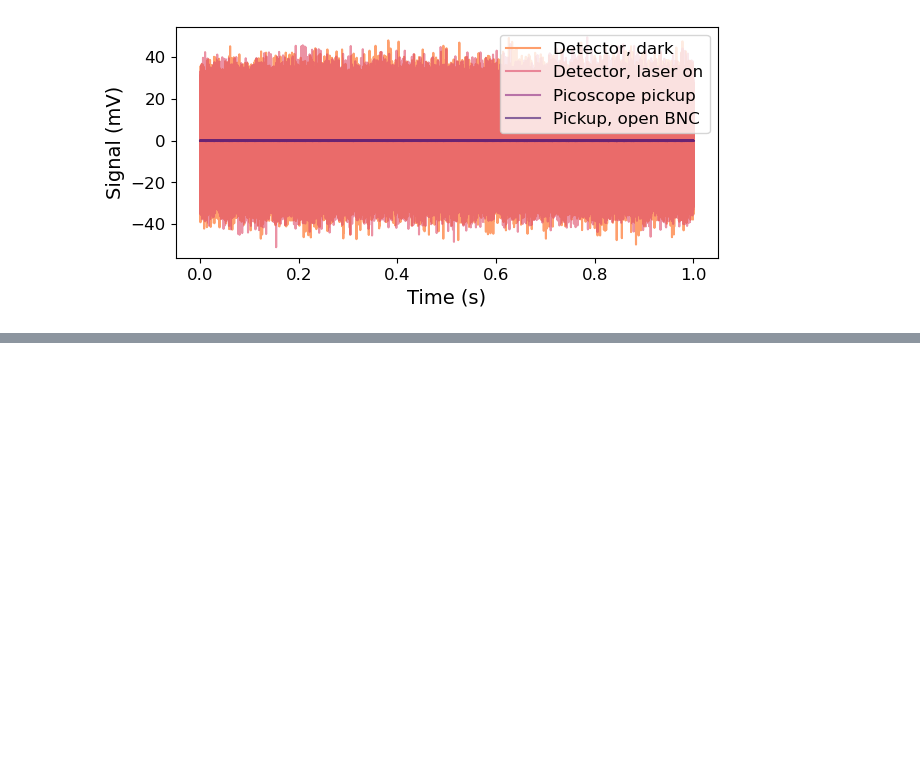
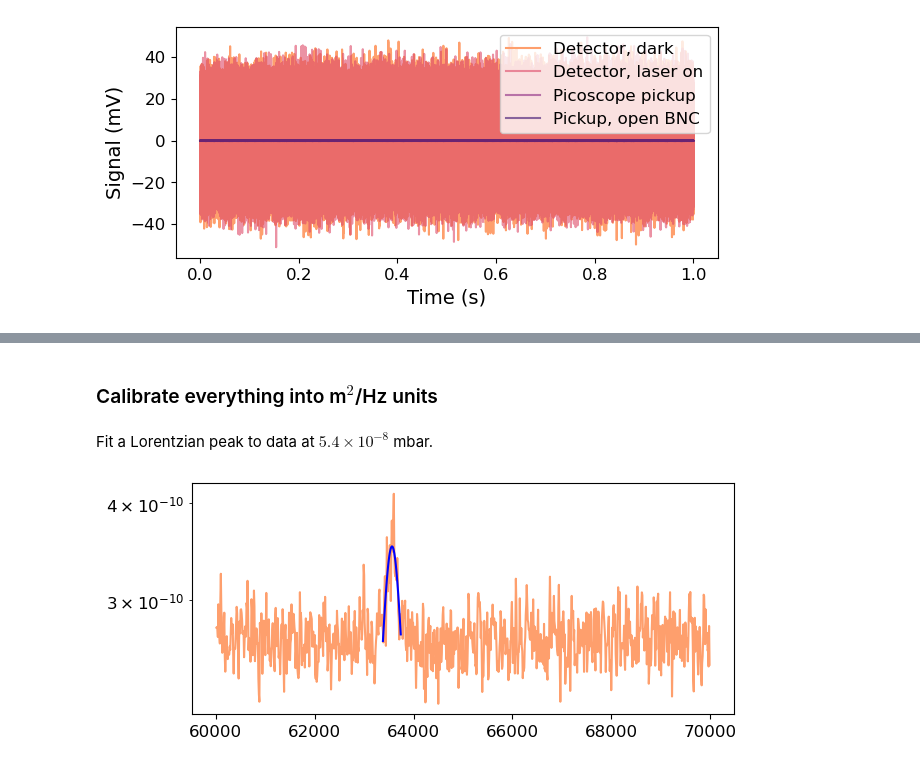
Before and after one commit to yuhants/Nanospheres, a Jupyter notebook: Analysis/20240618_noise_analysis.ipynb, the cells around one changed output, grey strips where cells are left out. Cells and saved outputs as stored; diff of their text form; code cells hidden in the pictures; blank space fills up the shorter version.

```diff
--- a/Analysis/20240618_noise_analysis.ipynb
+++ b/Analysis/20240618_noise_analysis.ipynb
@@ -54,7 +55,7 @@ file_list = glob.glob(f"{data_dir}\{prefix}\*.mat")
 dt = 0
 zz_list = []
 for f in file_list:
-    dtt, tt, zz = load_timestreams(sphere_data)
+    dtt, tt, zz = load_timestreams(f)
     zz_list.append(zz[0])
     dt = dtt
 zz_timestream = np.concatenate(zz_list)
@@ -87,0 +222,15 @@ plt.legend(loc='upper right')
+# %% [markdown]
+### Calibrate everything into m$^2$/Hz units
+# %% [markdown]
+Fit a Lorentzian peak to data at $5.4 \times 10^{-8}$ mbar.
+# %%
+lb, ub = 6338, 6375
+popt, omega_fit, p_fit = fit_peak(ff[lb:ub]*2*np.pi, pp[lb:ub], peak_func, p0=[5000, 63000*2*np.pi, 300])
+amp, omega0, gamma = popt[0], popt[1], popt[2]
+
+z_idx = np.logical_and(ff>60000, ff<70000)
+plt.plot(ff[z_idx], pp[z_idx])
+plt.plot(omega_fit/(2*np.pi), p_fit, 'b')
+plt.yscale('log')
+# %% [output]
+[figure, added]
```
Also changed, not shown: parts of 28 cells of this notebook, 1 other file.
